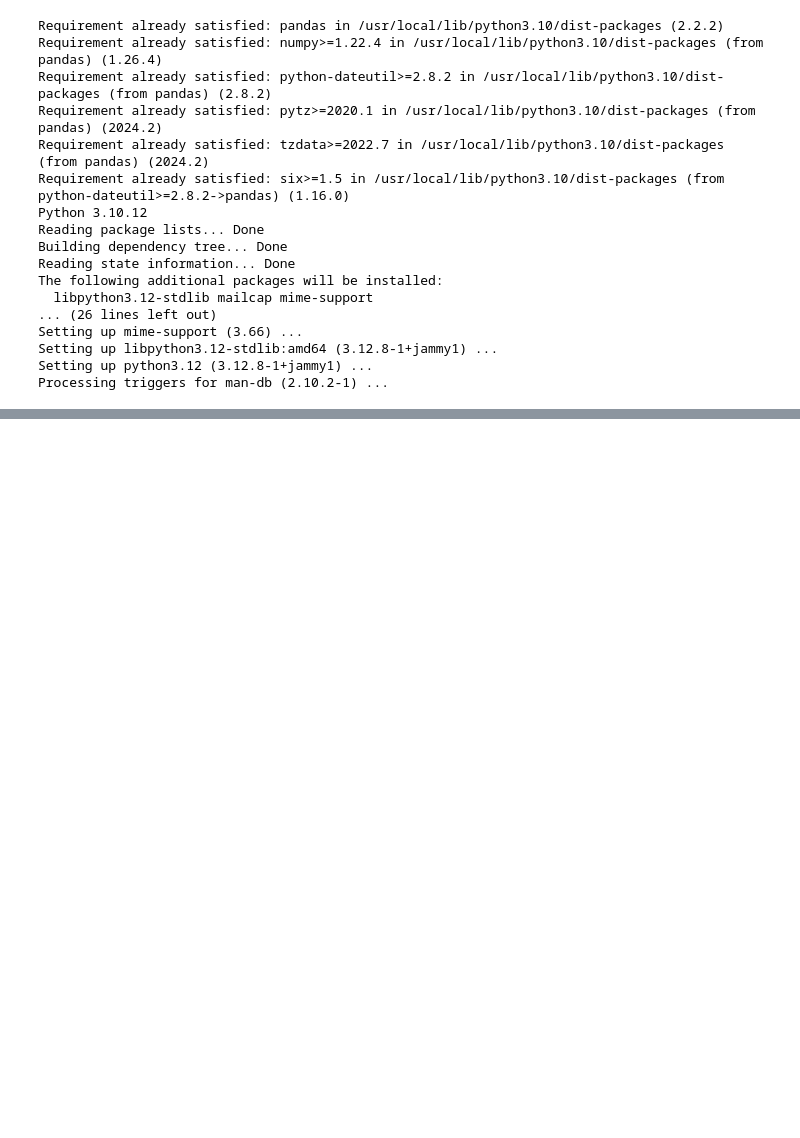
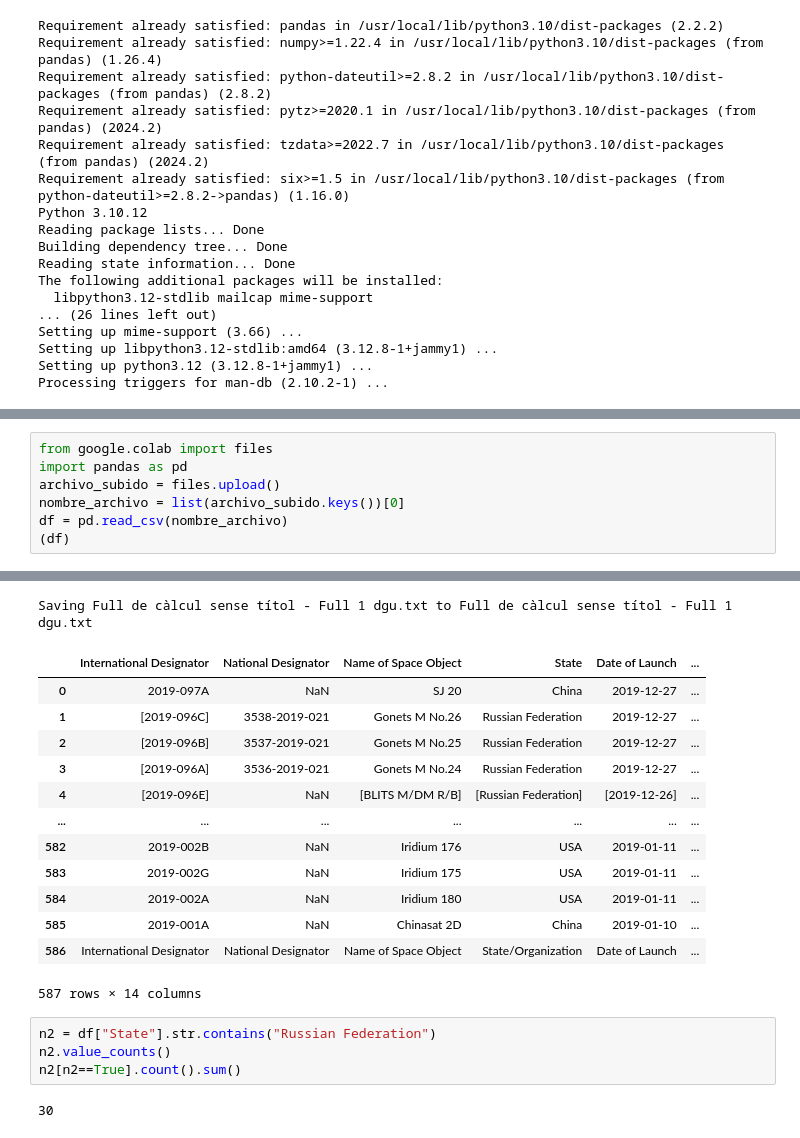
Before and after one commit to edgarcito200/Programacion-buena, a Jupyter notebook: CSV.ipynb, the cells around one changed output, grey strips where cells are left out. Saved outputs shown, nothing was run; the diff lists cells and outputs as text; blank space fills up the shorter version.

```diff
--- a/CSV.ipynb
+++ b/CSV.ipynb
@@ -35,0 +35,8 @@ Saving Full de càlcul sense títol - Full 1.csv to Full de càlcul sense títol
+# %%
+from google.colab import files
+import pandas as pd
+archivo_subido = files.upload()
+nombre_archivo = list(archivo_subido.keys())[0]
+df = pd.read_csv(nombre_archivo)
+(df)
+# %% [output]
@@ -35,0 +44,20 @@ Saving Full de càlcul sense títol - Full 1.csv to Full de càlcul sense títol
+Saving Full de càlcul sense títol - Full 1 dgu.txt to Full de càlcul sense títol - Full 1 dgu.txt
+|  | International Designator | National Designator | Name of Space Object | State | Date of Launch | ... |
+| 0 | 2019-097A | NaN | SJ 20 | China | 2019-12-27 | ... |
+| 1 | [2019-096C] | 3538-2019-021 | Gonets M No.26 | Russian Federation | 2019-12-27 | ... |
+| 2 | [2019-096B] | 3537-2019-021 | Gonets M No.25 | Russian Federation | 2019-12-27 | ... |
+| 3 | [2019-096A] | 3536-2019-021 | Gonets M No.24 | Russian Federation | 2019-12-27 | ... |
+| 4 | [2019-096E] | NaN | [BLITS M/DM R/B] | [Russian Federation] | [2019-12-26] | ... |
+| ... | ... | ... | ... | ... | ... | ... |
+| 582 | 2019-002B | NaN | Iridium 176 | USA | 2019-01-11 | ... |
+| 583 | 2019-002G | NaN | Iridium 175 | USA | 2019-01-11 | ... |
+| 584 | 2019-002A | NaN | Iridium 180 | USA | 2019-01-11 | ... |
+| 585 | 2019-001A | NaN | Chinasat 2D | China | 2019-01-10 | ... |
+| 586 | International Designator | National Designator | Name of Space Object | State/Organization | Date of Launch | ... |
+587 rows × 14 columns
+# %%
+n2 = df["State"].str.contains("Russian Federation")
+n2.value_counts()
+n2[n2==True].count().sum()
+# %% [output]
+30
```
Also changed, not shown: parts of 8 cells of this notebook.
